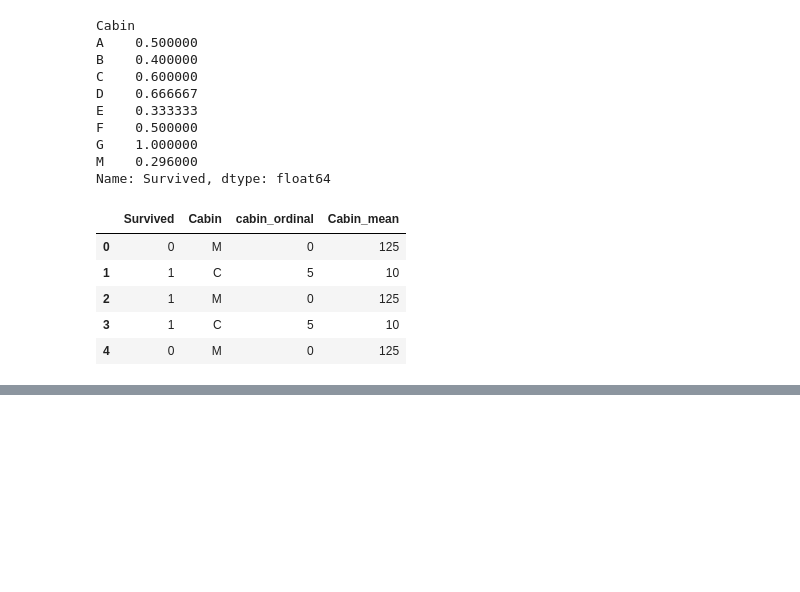
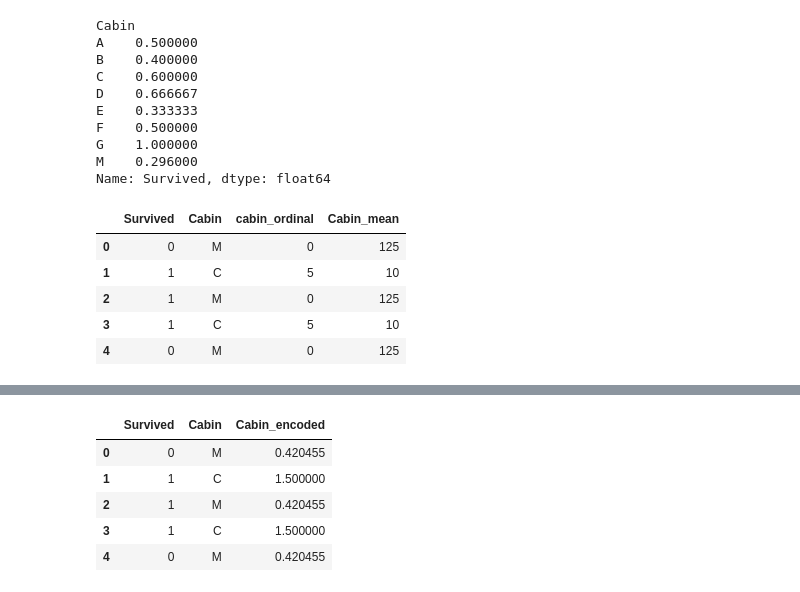
Before and after one commit to KrishnaDesai16/ML-DL, a Jupyter notebook: FeatureSelection/HandleCategoricalFeatures.ipynb, the cells around one changed output, grey strips where cells are left out. Saved outputs shown, nothing was run; the diff lists cells and outputs as text; code cells hidden in the pictures; blank space fills up the shorter version.

```diff
--- a/FeatureSelection/HandleCategoricalFeatures.ipynb
+++ b/FeatureSelection/HandleCategoricalFeatures.ipynb
@@ -353,0 +403,18 @@ df.head()
+# %%
+data=pd.DataFrame(df.groupby(['Cabin'])['Survived'].mean())
+# %%
+data['Died']=1-data['Survived']
+data['Prpbability_ratio_endoing']=data['Survived']/data['Died']
+# %%
+s=data['Prpbability_ratio_endoing'].to_dict()
+# %%
+df['Cabin_encoded']=df['Cabin'].map(s)
+# %%
+df.head()
+# %% [output]
+|  | Survived | Cabin | Cabin_encoded |
+| 0 | 0 | M | 0.420455 |
+| 1 | 1 | C | 1.500000 |
+| 2 | 1 | M | 0.420455 |
+| 3 | 1 | C | 1.500000 |
+| 4 | 0 | M | 0.420455 |
```
Also changed, not shown: parts of 6 cells of this notebook.
